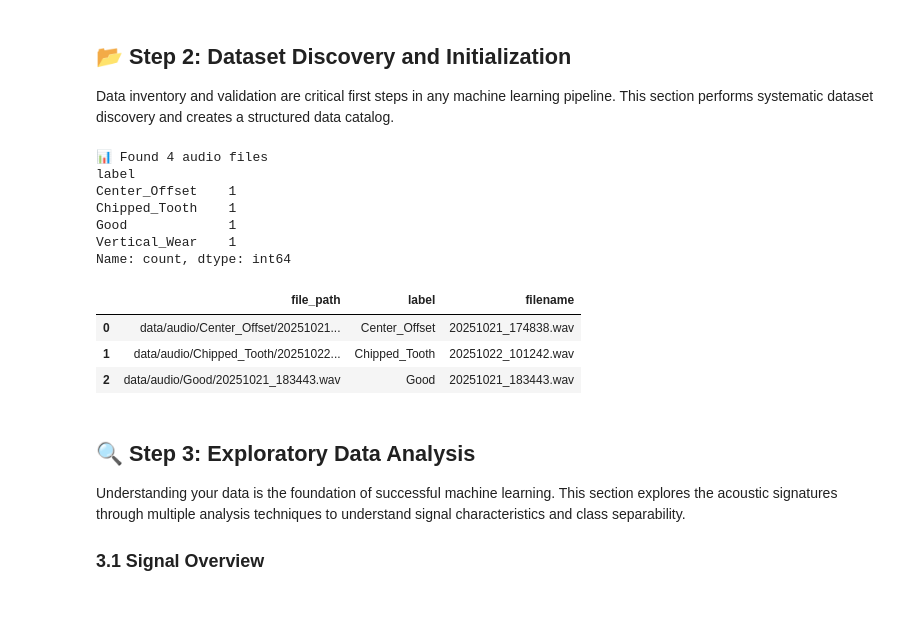
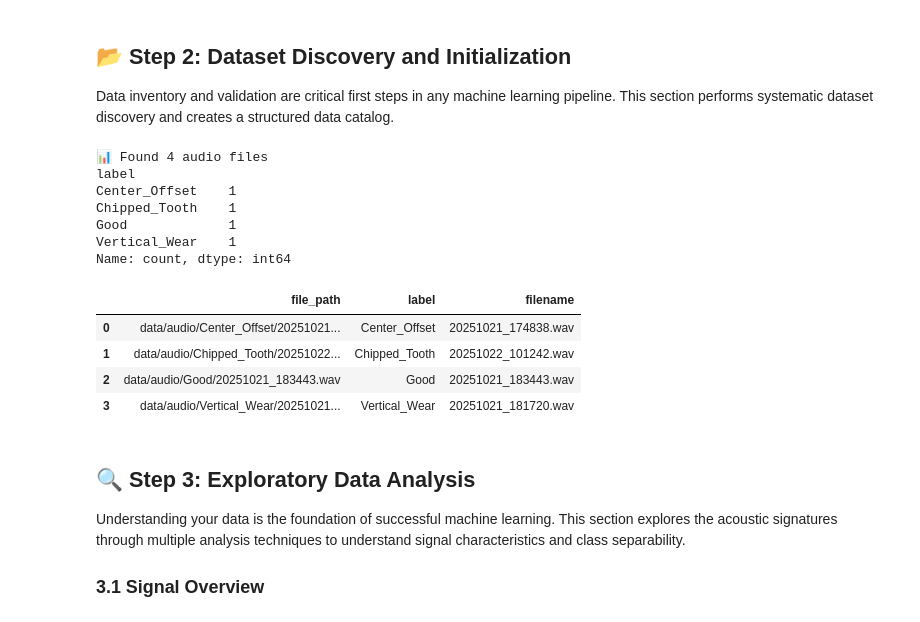
Before and after one commit to Ibrahimhk98/FrED-Predictive-Maintenance, a Jupyter notebook: Predictive_Maintenance_Workshop.ipynb, the cells around one changed output. Drawn from its saved outputs; the diff is of its cells as text; code cells hidden in the pictures.

```diff
--- a/Predictive_Maintenance_Workshop.ipynb
+++ b/Predictive_Maintenance_Workshop.ipynb
@@ -104,34 +104,35 @@ allowed_extensions = {".wav", ".flac", ".mp3", ".m4a", ".ogg"}
 audio_files = []
 for file_path in sorted(data_dir.rglob("*")):
     if file_path.is_file() and file_path.suffix.lower() in allowed_extensions:
         audio_files.append({
             "file_path": file_path,
             "label": file_path.parent.name,  # Directory-based labeling
             "filename": file_path.name
         })
 
 # Create structured dataset catalog
 df = pd.DataFrame(audio_files)
 
 if df.empty:
     raise ValueError(f"No audio files found. Supported formats: {allowed_extensions}")
 
 # Dataset summary
 print(f"📊 Found {len(df)} audio files")
 print(df['label'].value_counts())
-display(df.head(3))
+display(df.head(10))
 # %% [output]
 📊 Found 4 audio files
 label
 Center_Offset    1
 Chipped_Tooth    1
 Good             1
 Vertical_Wear    1
 Name: count, dtype: int64
 |  | file_path | label | filename |
 | 0 | data/audio/Center_Offset/20251021... | Center_Offset | 20251021_174838.wav |
 | 1 | data/audio/Chipped_Tooth/20251022... | Chipped_Tooth | 20251022_101242.wav |
 | 2 | data/audio/Good/20251021_183443.wav | Good | 20251021_183443.wav |
+| 3 | data/audio/Vertical_Wear/20251021... | Vertical_Wear | 20251021_181720.wav |
 # %% [markdown]
 ## 🔍 Step 3: Exploratory Data Analysis
 
```
Also changed, not shown: parts of 12 cells of this notebook.
